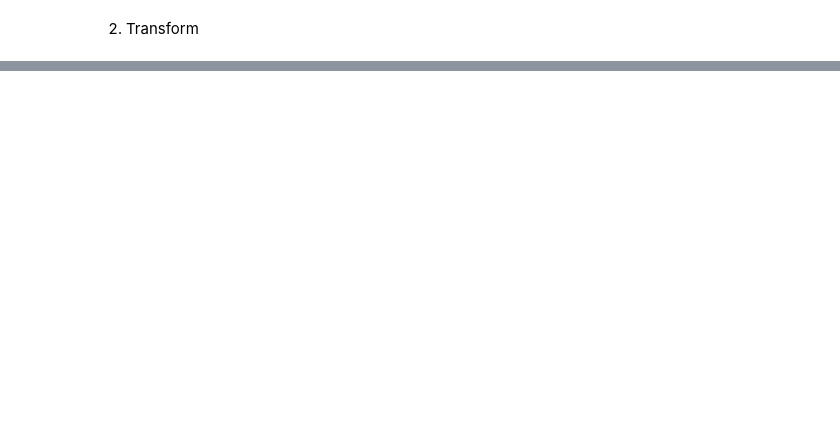
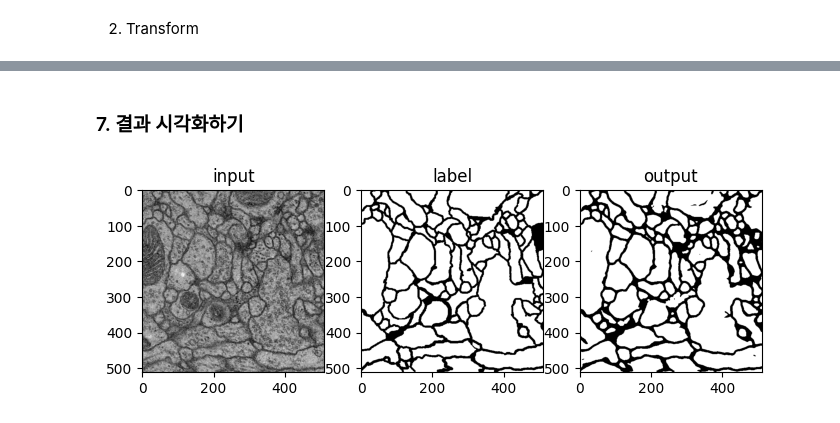
Before and after one commit to hong-ch/MARS_paper_review, a Jupyter notebook: week03/Unet/Unet_EM.ipynb, the cells around one changed output, grey strips where cells are left out. Saved outputs shown, nothing was run; the diff lists cells and outputs as text; code cells hidden in the pictures; blank space fills up the shorter version.

```diff
--- a/week03/Unet/Unet_EM.ipynb
+++ b/week03/Unet/Unet_EM.ipynb
@@ -348,0 +605,38 @@ class RandomFlip(object):
+# %% [markdown]
+### 7. 결과 시각화하기
+# %%
+##
+lst_data = os.listdir(os.path.join(result_dir, 'numpy'))
+
+lst_label = [f for f in lst_data if f.startswith('label')]
+lst_input = [f for f in lst_data if f.startswith('input')]
+lst_output = [f for f in lst_data if f.startswith('output')]
+
+lst_label.sort()
+lst_input.sort()
+lst_output.sort()
+
+##
+id = 0
+
+label = np.load(os.path.join(result_dir,"numpy", lst_label[id]))
+input = np.load(os.path.join(result_dir,"numpy", lst_input[id]))
+output = np.load(os.path.join(result_dir,"numpy", lst_output[id]))
+
+## 플롯 그리기
+plt.figure(figsize=(8,6))
+plt.subplot(131)
+plt.imshow(input, cmap='gray')
+plt.title('input')
+
+plt.subplot(132)
+plt.imshow(label, cmap='gray')
+plt.title('label')
+
+plt.subplot(133)
+plt.imshow(output, cmap='gray')
+plt.title('output')
+
+plt.show()
+# %% [output]
+[figure, added]
```
Also changed, not shown: parts of 11 cells of this notebook, 1 other file.
